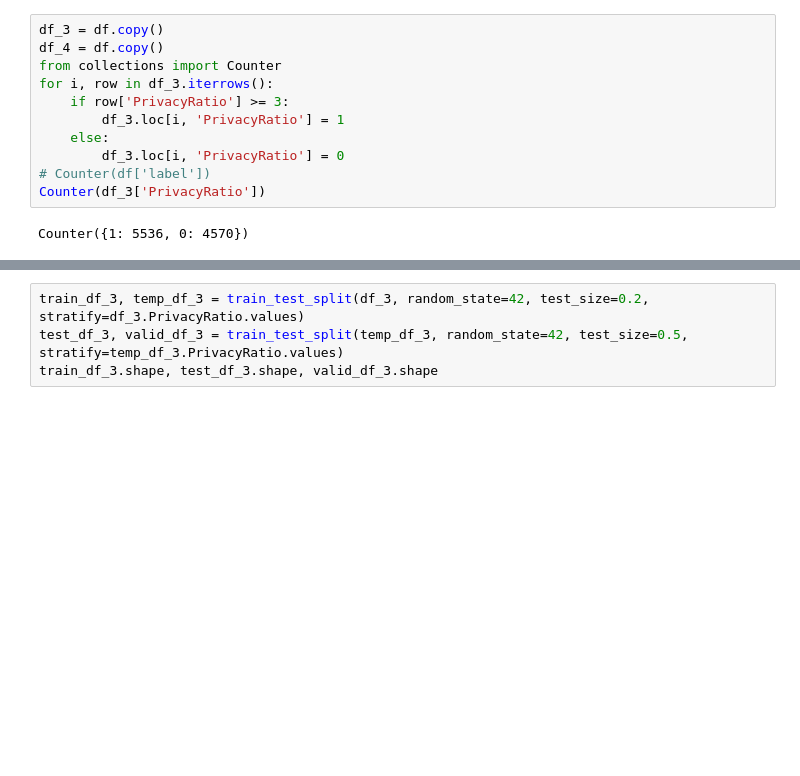
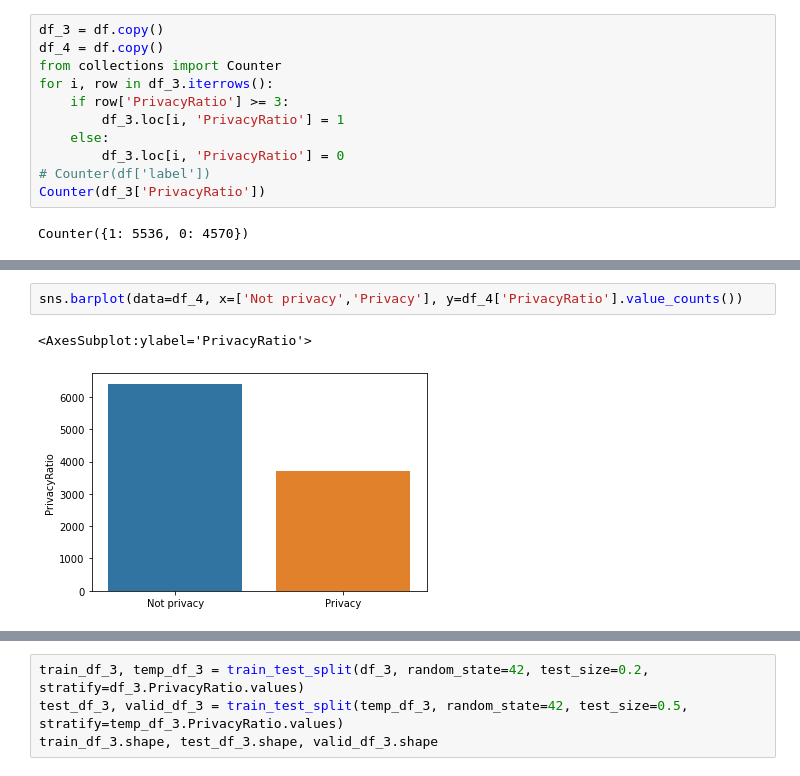
Before and after one commit to JLGGG/ToS-crawler, a Jupyter notebook: Classification/privacy_classification_bert.ipynb, the cells around one changed output, grey strips where cells are left out. Cells and saved outputs as stored; diff of their text form; blank space fills up the shorter version.

```diff
--- a/Classification/privacy_classification_bert.ipynb
+++ b/Classification/privacy_classification_bert.ipynb
@@ -88,3 +83,8 @@ df_4['PrivacyRatio'].value_counts().plot(kind='bar', title='Target distribution'
+# %%
+sns.barplot(data=df_4, x=['Not privacy','Privacy'], y=df_4['PrivacyRatio'].value_counts())
+# %% [output]
+<AxesSubplot:ylabel='PrivacyRatio'>
+[figure, added]
 # %%
 stop_words = set(stopwords.words('english'))
 
```
Also changed, not shown: parts of 20 cells of this notebook.
